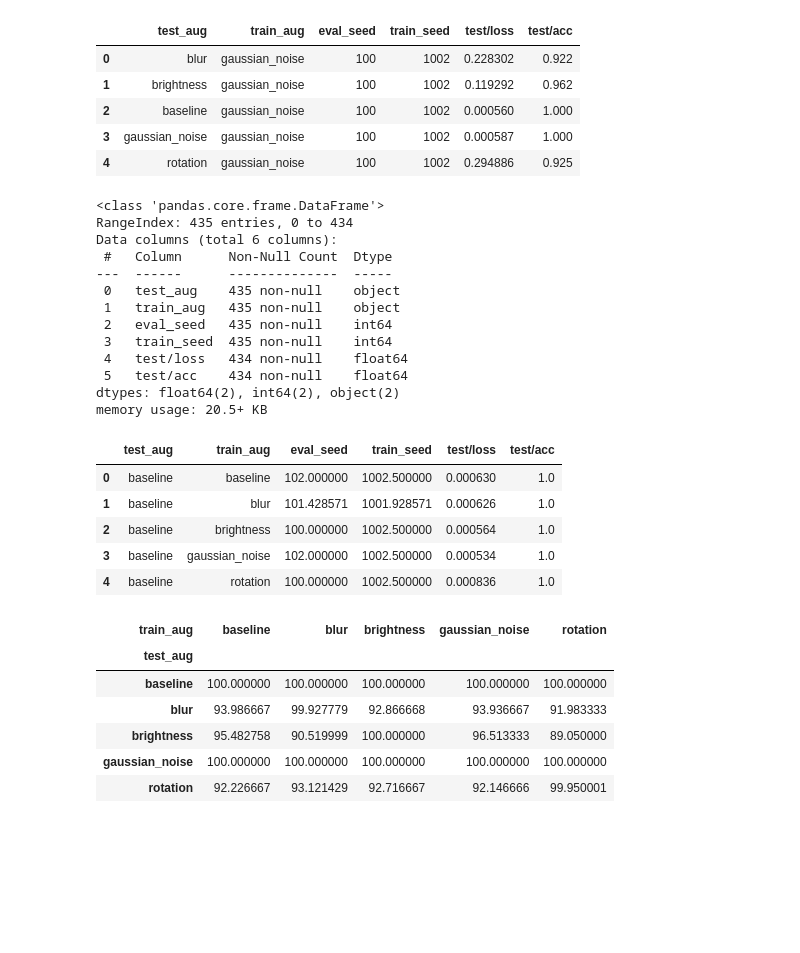
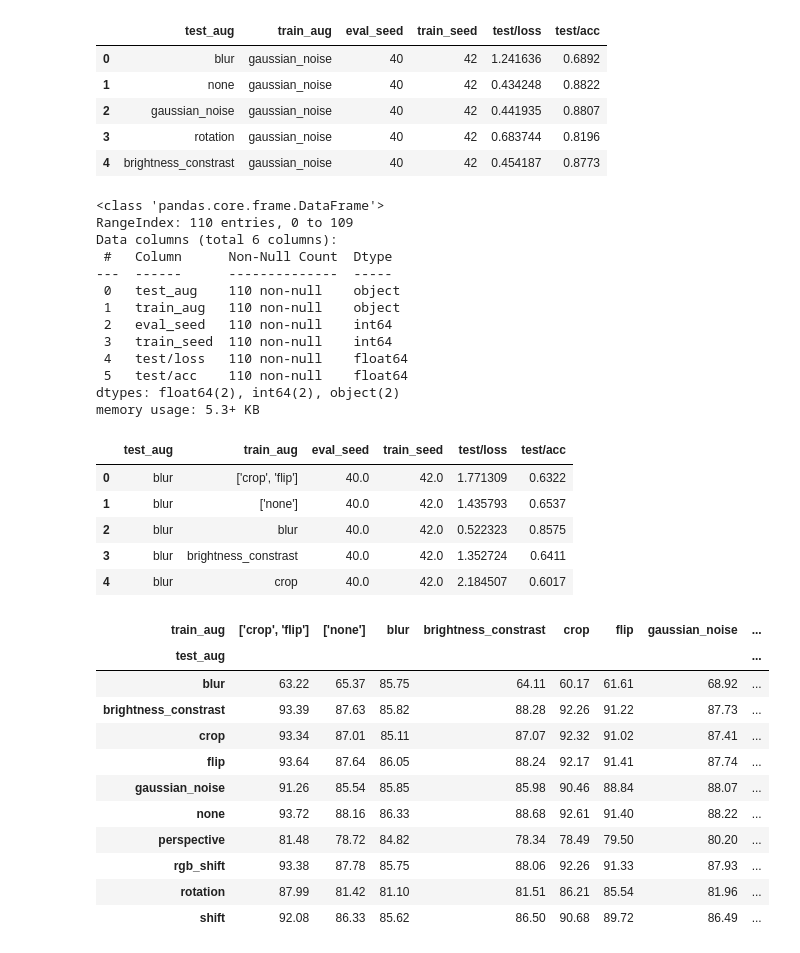
Before and after one commit to NNHieu/OOD_Gen_AugTransfer, a Jupyter notebook: notebooks/main.ipynb, the cells around one changed output. Drawn from its saved outputs; the diff is of its cells as text; code cells hidden in the pictures; blank space fills up the shorter version.

Commit message:
add eval logic

```diff
--- a/notebooks/main.ipynb
+++ b/notebooks/main.ipynb
@@ -10,55 +10,60 @@ import seaborn as sns
 import numpy as np
 import matplotlib.pyplot as plt
 # %%
-run_dir = Path("logs/train/runs/small_mnist")
-metric_files = [d for d in run_dir.rglob("metrics.csv")]
+run_dir = Path("outputs/cifar10_resnet32")
+metric_files = [d for d in run_dir.rglob("0.00_metrics.csv")]
 # %%
 df = pd.concat([pd.read_csv(m) for m in metric_files], ignore_index=True)
 df.drop(df.columns[df.columns.str.contains('unnamed',case = False)],axis = 1, inplace = True)
 df.head(5)
 # %% [output]
 |  | test_aug | train_aug | eval_seed | train_seed | test/loss | test/acc |
-| 0 | blur | gaussian_noise | 100 | 1002 | 0.228302 | 0.922 |
-| 1 | brightness | gaussian_noise | 100 | 1002 | 0.119292 | 0.962 |
-| 2 | baseline | gaussian_noise | 100 | 1002 | 0.000560 | 1.000 |
-| 3 | gaussian_noise | gaussian_noise | 100 | 1002 | 0.000587 | 1.000 |
-| 4 | rotation | gaussian_noise | 100 | 1002 | 0.294886 | 0.925 |
+| 0 | blur | gaussian_noise | 40 | 42 | 1.241636 | 0.6892 |
+| 1 | none | gaussian_noise | 40 | 42 | 0.434248 | 0.8822 |
+| 2 | gaussian_noise | gaussian_noise | 40 | 42 | 0.441935 | 0.8807 |
+| 3 | rotation | gaussian_noise | 40 | 42 | 0.683744 | 0.8196 |
+| 4 | brightness_constrast | gaussian_noise | 40 | 42 | 0.454187 | 0.8773 |
 # %%
 df.info()
 # %% [output]
 <class 'pandas.core.frame.DataFrame'>
-RangeIndex: 435 entries, 0 to 434
+RangeIndex: 110 entries, 0 to 109
 Data columns (total 6 columns):
  #   Column      Non-Null Count  Dtype
 ---  ------      --------------  -----
- 0   test_aug    435 non-null    object
- 1   train_aug   435 non-null    object
- 2   eval_seed   435 non-null    int64
- 3   train_seed  435 non-null    int64
- 4   test/loss   434 non-null    float64
- 5   test/acc    434 non-null    float64
+ 0   test_aug    110 non-null    object
+ 1   train_aug   110 non-null    object
+ 2   eval_seed   110 non-null    int64
+ 3   train_seed  110 non-null    int64
+ 4   test/loss   110 non-null    float64
+ 5   test/acc    110 non-null    float64
 dtypes: float64(2), int64(2), object(2)
-memory usage: 20.5+ KB
+memory usage: 5.3+ KB
 # %%
 group_df = df.groupby(["test_aug", "train_aug"], as_index=False).mean()
 group_df.head(5)
 # %% [output]
 |  | test_aug | train_aug | eval_seed | train_seed | test/loss | test/acc |
-| 0 | baseline | baseline | 102.000000 | 1002.500000 | 0.000630 | 1.0 |
-| 1 | baseline | blur | 101.428571 | 1001.928571 | 0.000626 | 1.0 |
-| 2 | baseline | brightness | 100.000000 | 1002.500000 | 0.000564 | 1.0 |
-| 3 | baseline | gaussian_noise | 102.000000 | 1002.500000 | 0.000534 | 1.0 |
-| 4 | baseline | rotation | 100.000000 | 1002.500000 | 0.000836 | 1.0 |
+| 0 | blur | ['crop', 'flip'] | 40.0 | 42.0 | 1.771309 | 0.6322 |
+| 1 | blur | ['none'] | 40.0 | 42.0 | 1.435793 | 0.6537 |
+| 2 | blur | blur | 40.0 | 42.0 | 0.522323 | 0.8575 |
+| 3 | blur | brightness_constrast | 40.0 | 42.0 | 1.352724 | 0.6411 |
+| 4 | blur | crop | 40.0 | 42.0 | 2.184507 | 0.6017 |
 # %%
 corr = group_df.pivot(index="test_aug", columns="train_aug", values="test/acc")
 # %%
-(corr*100).style.background_gradient(vmin=80, vmax=100, axis=None)
+(corr*100).style.background_gradient(vmin=80, vmax=100, axis=None).set_precision(2)
 # %% [output]
-| train_aug | baseline | blur | brightness | gaussian_noise | rotation |
-| test_aug |  |  |  |  |  |
-| baseline | 100.000000 | 100.000000 | 100.000000 | 100.000000 | 100.000000 |
-| blur | 93.986667 | 99.927779 | 92.866668 | 93.936667 | 91.983333 |
-| brightness | 95.482758 | 90.519999 | 100.000000 | 96.513333 | 89.050000 |
-| gaussian_noise | 100.000000 | 100.000000 | 100.000000 | 100.000000 | 100.000000 |
-| rotation | 92.226667 | 93.121429 | 92.716667 | 92.146666 | 99.950001 |
+| train_aug | ['crop', 'flip'] | ['none'] | blur | brightness_constrast | crop | flip | gaussian_noise | ... |
+| test_aug |  |  |  |  |  |  |  | ... |
+| blur | 63.22 | 65.37 | 85.75 | 64.11 | 60.17 | 61.61 | 68.92 | ... |
+| brightness_constrast | 93.39 | 87.63 | 85.82 | 88.28 | 92.26 | 91.22 | 87.73 | ... |
+| crop | 93.34 | 87.01 | 85.11 | 87.07 | 92.32 | 91.02 | 87.41 | ... |
+| flip | 93.64 | 87.64 | 86.05 | 88.24 | 92.17 | 91.41 | 87.74 | ... |
+| gaussian_noise | 91.26 | 85.54 | 85.85 | 85.98 | 90.46 | 88.84 | 88.07 | ... |
+| none | 93.72 | 88.16 | 86.33 | 88.68 | 92.61 | 91.40 | 88.22 | ... |
+| perspective | 81.48 | 78.72 | 84.82 | 78.34 | 78.49 | 79.50 | 80.20 | ... |
+| rgb_shift | 93.38 | 87.78 | 85.75 | 88.06 | 92.26 | 91.33 | 87.93 | ... |
+| rotation | 87.99 | 81.42 | 81.10 | 81.51 | 86.21 | 85.54 | 81.96 | ... |
+| shift | 92.08 | 86.33 | 85.62 | 86.50 | 90.68 | 89.72 | 86.49 | ... |
 # %%
```
Also changed, not shown: parts of 2 cells of this notebook, 7 other files.
